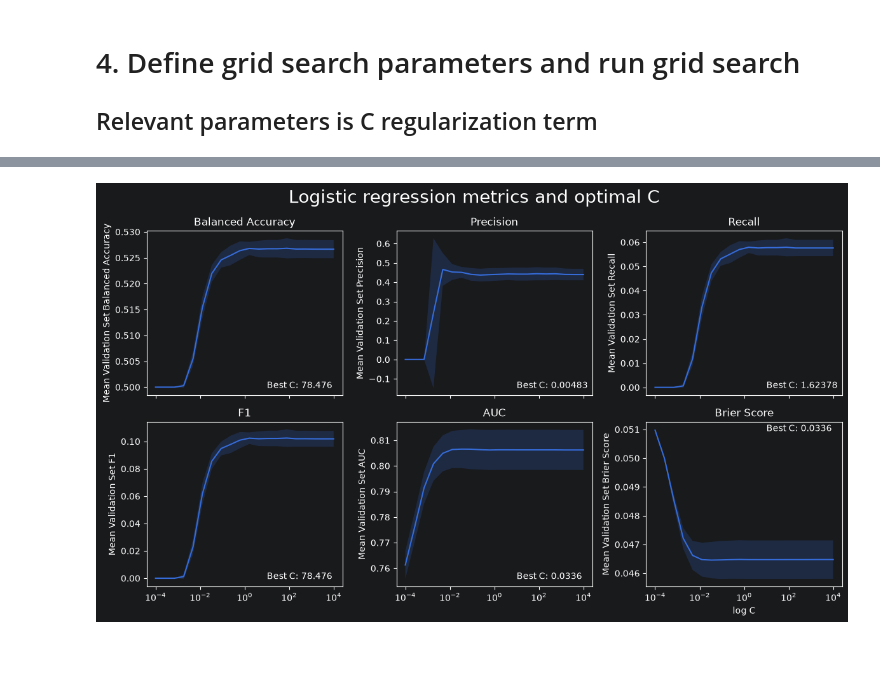
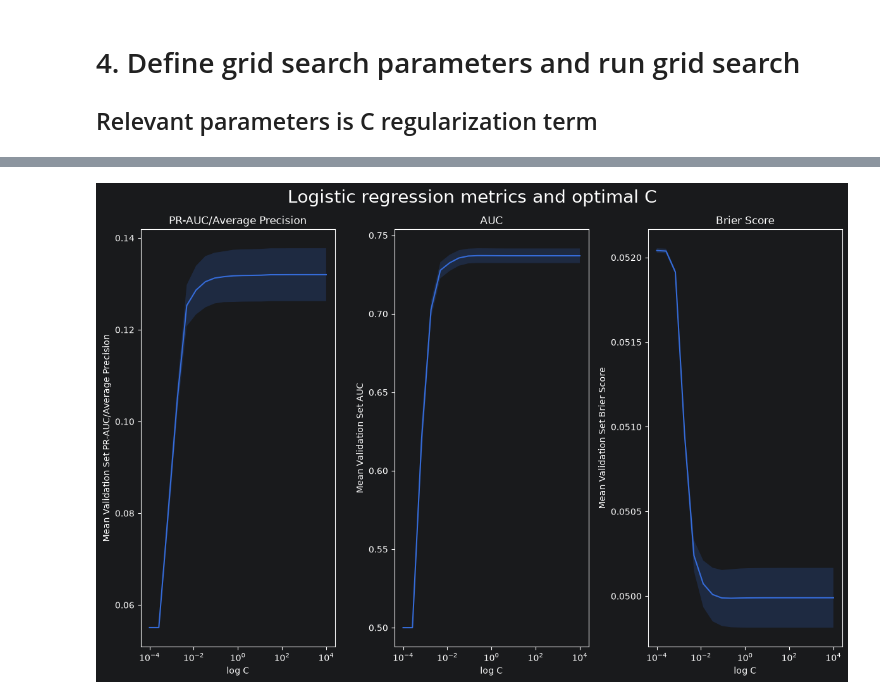
Before and after one commit to ray-chav/stop-and-search, a Jupyter notebook: scripts/modeling/lr_hyperparameter_tuning.ipynb, the cells around one changed output, grey strips where cells are left out. Cells and saved outputs as stored; diff of their text form; code cells hidden in the pictures; blank space fills up the shorter version.

Commit message:
Added RF hyperparameter tuning script, and finished LR hyperparameter tuning. Also added early results from hyperparameter tuning.

```diff
--- a/scripts/modeling/lr_hyperparameter_tuning.ipynb
+++ b/scripts/modeling/lr_hyperparameter_tuning.ipynb
@@ -41,7 +43,7 @@ bin_cols = ["SubjectGender", "isLA", "SubjectHasPhotoID", "weekend", "night", "i
 train_df[cat_cols] = train_df[cat_cols].astype(str)
 # %%
 target = "search_occurred"
-X_train = train_df.drop([target], axis = 1)
+X_train = train_df.drop([target], axis = 1)[cat_cols + dis_cols]
 y_train = train_df[target]
 # %% [markdown]
 # 3. Define classes and functions for k-fold preprocessing
@@ -110,4 +144,8 @@ def build_pipeline(model, cat_cols, dis_cols, scale_cols):
 # %% [markdown]
 ## 3a) Define pipeline
 # %%
-pipeline = build_pipeline(LogisticRegression(random_state=10), cat_cols, bin_cols, scale_cols)
+# We want to fit lasso logistic regression, and we set max_iter = 1000 to avoid convergence warnings
+# Saga solver works for l1_ratio = 1, and it is also faster for large datasets which we have
+lr = LogisticRegression(l1_ratio=1, max_iter = 1000, random_state=10, solver="saga")
+
+pipeline = build_pipeline(lr, cat_cols, bin_cols, scale_cols)
@@ -134,11 +153,12 @@ brier_score = make_scorer(brier_score_loss, greater_is_better=False, need_proba=
 # 4. Define grid search parameters and run grid search
 ## Relevant parameters is C regularization term
 # %%
-param_grid = [{"model__C":np.logspace(-4,4,20),}]
+# Inverse regularization term C does not scale linearily, so we want to use the base 10 log
+param_grid = {"model__C":np.logspace(-4,4,20)}
 
 cv = StratifiedKFold(n_splits=5, shuffle=True, random_state=10)
 
-grid_search = GridSearchCV(cv = cv, estimator = pipeline, param_grid=param_grid, scoring=["accuracy", "balanced_accuracy", "precision", "recall", "roc_auc", "f1", "neg_brier_score"], refit = "balanced_accuracy", verbose=2)
+grid_search = GridSearchCV(cv = cv, estimator = pipeline, param_grid=param_grid, scoring=["roc_auc", "neg_brier_score", "average_precision"], refit = "average_precision", verbose=2)
 
 grid_search.fit(X_train, y_train)
 # %% [output]
@@ -158,3 +232,4 @@ Fitting 5 folds for each of 20 candidates, totalling 100 fits
 # %%
-results = pd.DataFrame(grid_search.cv_results_)
-results
+grid_results = pd.DataFrame(grid_search.cv_results_)
+
+grid_results.to_csv(r"C:\Users\gelet\PycharmProjects\stop-and-search\data\modeling_results\lr_hyp_tuning_grid.csv")
@@ -264,64 +282,31 @@ plt.show()
 # %%
-fig, axs = plt.subplots(2, 3, figsize=(12, 7), sharex=True, sharey=False)
-best_parameter_balanced_accuracy = round(results["param_model__C"][results["rank_test_balanced_accuracy"] == 1].item(), 5)
+fig, axs = plt.subplots(1, 3, figsize=(12, 8), sharex=True, sharey=False)
 
+axs[0].plot(grid_results["param_model__C"], grid_results["mean_test_average_precision"])
+axs[0].fill_between(grid_results["param_model__C"], grid_results["mean_test_average_precision"] - grid_results["std_test_average_precision"], grid_results["mean_test_average_precision"] + grid_results["std_test_average_precision"],  alpha=0.2, label="1 SD Bound"
+)
+axs[0].set_xlabel("log C")
+axs[0].set_ylabel("Mean Validation Set PR-AUC/Average Precision")
+axs[0].set_title("PR-AUC/Average Precision")
 
-axs[0,0].plot(results["param_model__C"], results["mean_test_balanced_accuracy"])
-axs[0,0].fill_between(results["param_model__C"], results["mean_test_balanced_accuracy"] - results["std_test_balanced_accuracy"], results["mean_test_balanced_accuracy"] + results["std_test_balanced_accuracy"],  alpha=0.2, label="1 SD Bound"
+axs[1].plot(grid_results["param_model__C"], grid_results["mean_test_roc_auc"])
+axs[1].fill_between(grid_results["param_model__C"], grid_results["mean_test_roc_auc"] - grid_results["std_test_roc_auc"], grid_results["mean_test_roc_auc"] + grid_results["std_test_roc_auc"],  alpha=0.2, label="1 SD Bound"
 )
-axs[0,0].set_ylabel("Mean Validation Set Balanced Accuracy")
-axs[0,0].set_title("Balanced Accuracy")
-axs[0,0].text(10**1, min(results["mean_test_balanced_accuracy"] - results["std_test_balanced_accuracy"]), f"Best C: {best_parameter_balanced_accuracy}")
+axs[1].set_ylabel("Mean Validation Set AUC")
+axs[1].set_xlabel("log C")
+axs[1].set_title("AUC")
 
-best_parameter_precision = round(results["param_model__C"][results["rank_test_precision"] == 1].item(), 5)
-
-axs[0,1].plot(results["param_model__C"], results["mean_test_precision"])
-axs[0,1].fill_between(results["param_model__C"], results["mean_test_precision"] - results["std_test_precision"], results["mean_test_precision"] + results["std_test_precision"],  alpha=0.2, label="1 SD Bound"
+axs[2].plot(grid_results["param_model__C"], -grid_results["mean_test_neg_brier_score"])
+axs[2].fill_between(grid_results["param_model__C"], -grid_results["mean_test_neg_brier_score"] - grid_results["std_test_neg_brier_score"], -grid_results["mean_test_neg_brier_score"] + grid_results["std_test_neg_brier_score"],  alpha=0.2, label="1 SD Bound"
 )
-axs[0,1].set_ylabel("Mean Validation Set Precision")
-axs[0,1].set_title("Precision")
-axs[0,1].text(10**1, min(results["mean_test_precision"] - results["std_test_precision"]), f"Best C: {best_parameter_precision}")
-
-best_parameter_recall = round(results["param_model__C"][results["rank_test_recall"] == 1].item(), 5)
-
-axs[0,2].plot(results["param_model__C"], results["mean_test_recall"])
-axs[0,2].fill_between(results["param_model__C"], results["mean_test_recall"] - results["std_test_recall"], results["mean_test_recall"] + results["std_test_recall"],  alpha=0.2, label="1 SD Bound"
-)
-axs[0,2].set_ylabel("Mean Validation Set Recall")
-axs[0,2].set_title("Recall")
-axs[0,2].text(10**1, min(results["mean_test_recall"] - results["std_test_recall"]), f"Best C: {best_parameter_recall}")
-
-best_parameter_f1 = round(results["param_model__C"][results["rank_test_f1"] == 1].item(), 5)
-
-axs[1,0].plot(results["param_model__C"], results["mean_test_f1"])
-axs[1,0].fill_between(results["param_model__C"], results["mean_test_f1"] - results["std_test_f1"], results["mean_test_f1"] + results["std_test_f1"],  alpha=0.2, label="1 SD Bound"
-)
-axs[1,0].set_ylabel("Mean Validation Set F1")
-axs[1,0].set_title("F1")
-axs[1,0].text(10**1, min(results["mean_test_f1"] - results["std_test_f1"]), f"Best C: {best_parameter_f1}")
-
-best_parameter_auc = round(results["param_model__C"][results["rank_test_roc_auc"] == 1].item(), 5)
-
-axs[1,1].plot(results["param_model__C"], results["mean_test_roc_auc"])
-axs[1,1].fill_between(results["param_model__C"], results["mean_test_roc_auc"] - results["std_test_roc_auc"], results["mean_test_roc_auc"] + results["std_test_roc_auc"],  alpha=0.2, label="1 SD Bound"
-)
-axs[1,1].set_ylabel("Mean Validation Set AUC")
-axs[1,1].set_title("AUC")
-axs[1,1].text(10**1, min(results["mean_test_roc_auc"] - results["std_test_roc_auc"]), f"Best C: {best_parameter_auc}")
-
-best_parameter_brier = round(results["param_model__C"][results["rank_test_neg_brier_score"] == 1].item(), 5)
-
-axs[1,2].plot(results["param_model__C"], -results["mean_test_neg_brier_score"])
-axs[1,2].fill_between(results["param_model__C"], -results["mean_test_neg_brier_score"] - results["std_test_neg_brier_score"], -results["mean_test_neg_brier_score"] + results["std_test_neg_brier_score"],  alpha=0.2, label="1 SD Bound"
-)
-axs[1,2].set_ylabel("Mean Validation Set Brier Score")
-axs[1,2].set_title("Brier Score")
-axs[1,2].text(10**1, max(-results["mean_test_neg_brier_score"] - results["std_test_neg_brier_score"]), f"Best C: {best_parameter_brier}")
+axs[2].set_ylabel("Mean Validation Set Brier Score")
+axs[2].set_xlabel("log C")
+axs[2].set_title("Brier Score")
 
 plt.xscale("log")
 plt.xlabel("log C")
 plt.suptitle("Logistic regression metrics and optimal C", size=20)
 plt.tight_layout()
 plt.show()
 # %% [output]
-[figure, old version]
+[figure, new version]
```
Also changed, not shown: parts of 16 cells of this notebook, 6 other files.
